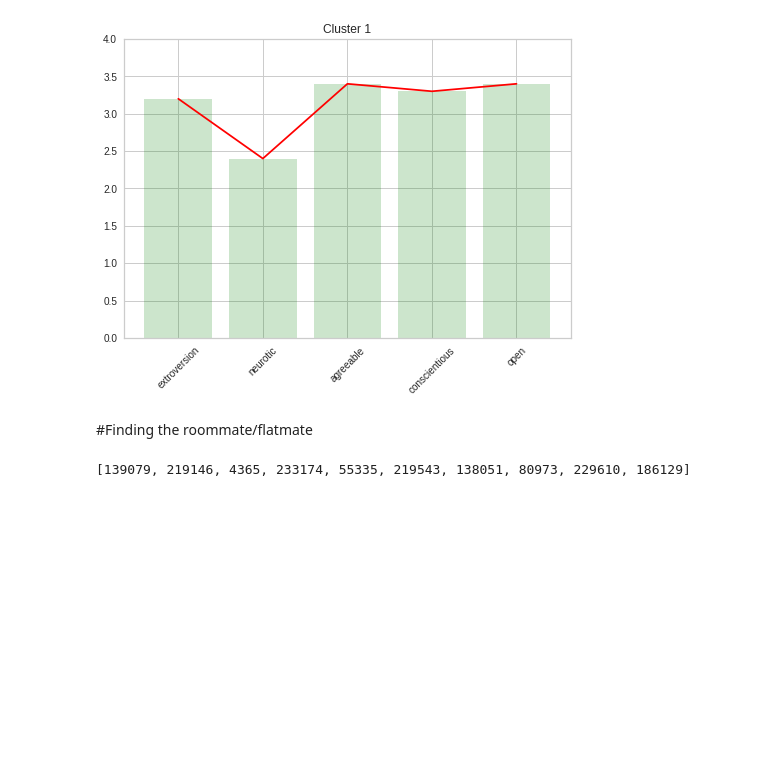
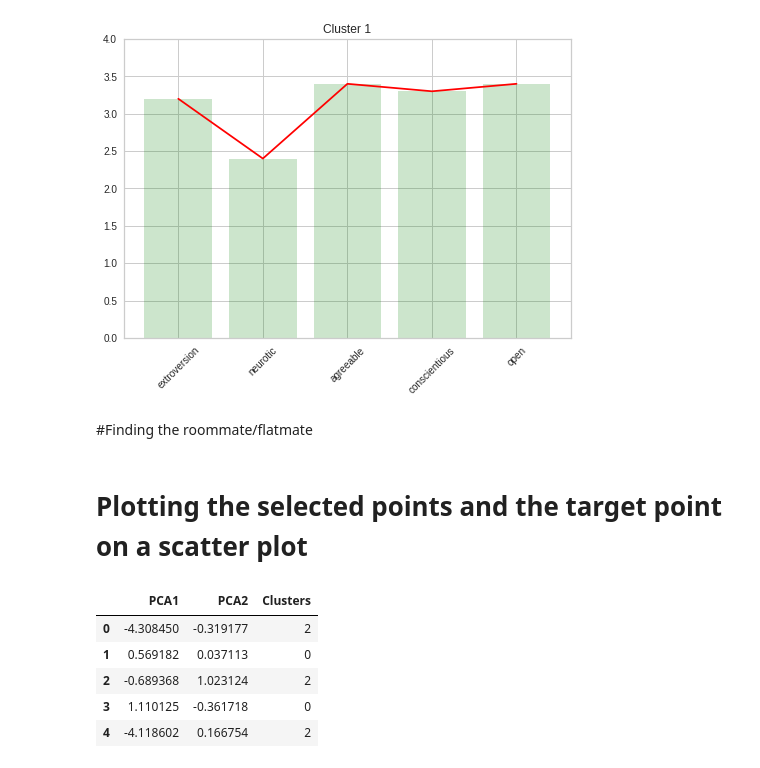
Before and after one commit to atharva-diwan/ME781_course_project_grp31, a Jupyter notebook: roommate_matchmaking.ipynb, the cells around one changed output. Saved outputs shown, nothing was run; the diff lists cells and outputs as text; code cells hidden in the pictures; blank space fills up the shorter version.

```diff
--- a/roommate_matchmaking.ipynb
+++ b/roommate_matchmaking.ipynb
@@ -476,6 +512,15 @@ def find_roommate(df_pca_fit, personality_idx, my_data_pca_fit):
 
   return min_idx
 # %%
-find_roommate(df_pca_fit, my_personality[0], my_data_pca_fit)
+idx_list = find_roommate(df_pca_fit, my_personality[0], my_data_pca_fit)
-# %% [output]
-[139079, 219146, 4365, 233174, 55335, 219543, 138051, 80973, 229610, 186129]
+# %% [markdown]
+# Plotting the selected points and the target point on a scatter plot
+# %%
+df_pca.head()         # original dataframe consisitng data points that are transformed to 2-Dimensions
+# %% [output]
+|  | PCA1 | PCA2 | Clusters |
+| 0 | -4.308450 | -0.319177 | 2 |
+| 1 | 0.569182 | 0.037113 | 0 |
+| 2 | -0.689368 | 1.023124 | 2 |
+| 3 | 1.110125 | -0.361718 | 0 |
+| 4 | -4.118602 | 0.166754 | 2 |
```
Also changed, not shown: parts of 12 cells of this notebook, 1 other file.
